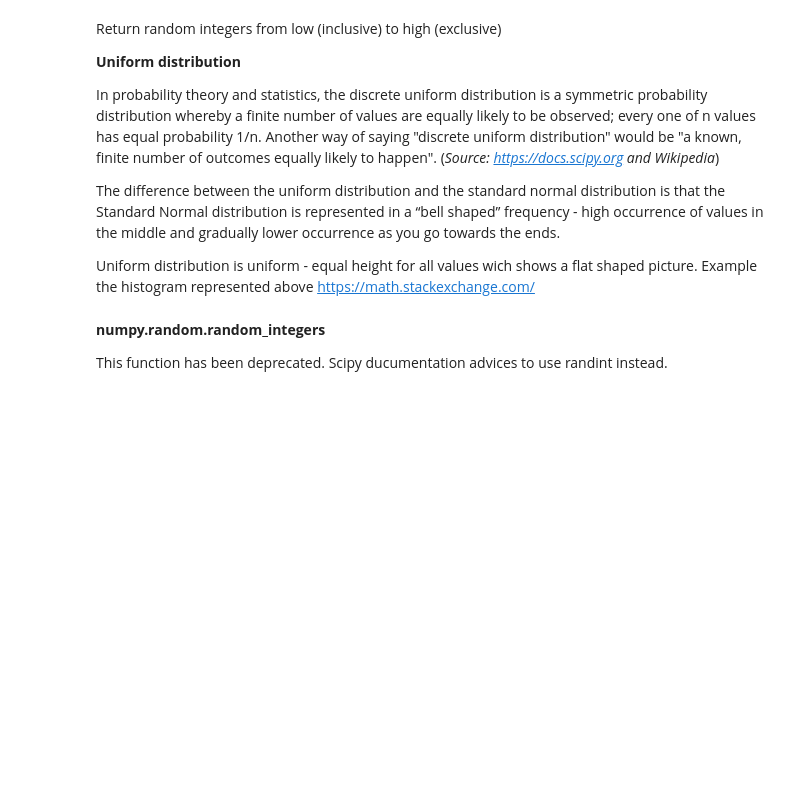
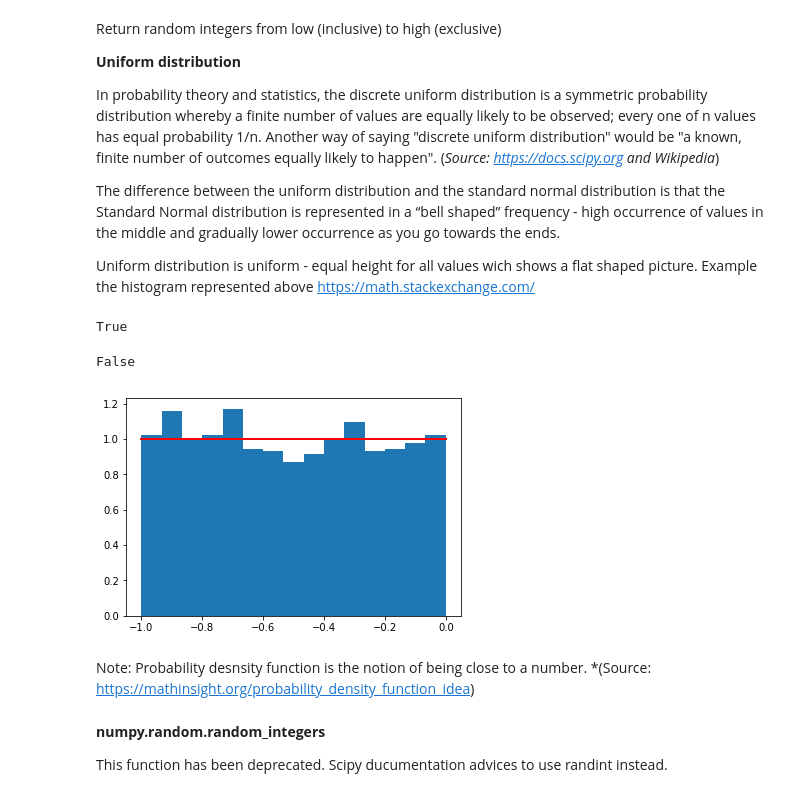
Before and after one commit to Nayade2lu/Numpy_random, a Jupyter notebook: Numpy.random.ipynb, the cells around one changed output. Cells and saved outputs as stored; diff of their text form; code cells hidden in the pictures; blank space fills up the shorter version.

Commit message:
uniform distribution example and permutations

```diff
--- a/Numpy.random.ipynb
+++ b/Numpy.random.ipynb
@@ -214,6 +214,28 @@ In probability theory and statistics, the discrete uniform distribution is a sym
 The difference between the uniform distribution and the standard normal distribution is that the Standard Normal distribution is represented in a “bell shaped” frequency - high occurrence of values in the middle and gradually lower occurrence as you go towards the ends.
 
 Uniform distribution is uniform - equal height for all values wich shows a flat shaped picture. Example the histogram represented above https://math.stackexchange.com/
+# %%
+l = np.random.uniform(-1,0,1000) # -1 being the lowest number and 0 being the higher number, the size of the sample being 1000
+np.all(l >= -1) #checks that all the values are higher than -1 (the lower value allowed)
+#np.all is a method that processes an array
+# %% [output]
+True
+# %%
+l = np.random.uniform(-2,0,1000)
+np.all(l >= -1) #checks that all the values are higher than -1. In that case returns false as the lowest value has been modified to -2
+# %% [output]
+False
+# %%
+s = np.random.uniform(-1,0,1000)
+
+import matplotlib.pyplot as plt
+count, bins, ignored = plt.hist(s, 15, density=True)
+plt.plot(bins, np.ones_like(bins), linewidth=2, color='r')
+plt.show() #Display the histogram of the samples, along with the probability density function
+# %% [output]
+[figure, added]
+# %% [markdown]
+Note: Probability desnsity function is the notion of being close to a number. *(Source: https://mathinsight.org/probability_density_function_idea)
 # %% [markdown]
 **numpy.random.random_integers**
 
```
Also changed, not shown: parts of 9 cells of this notebook.
